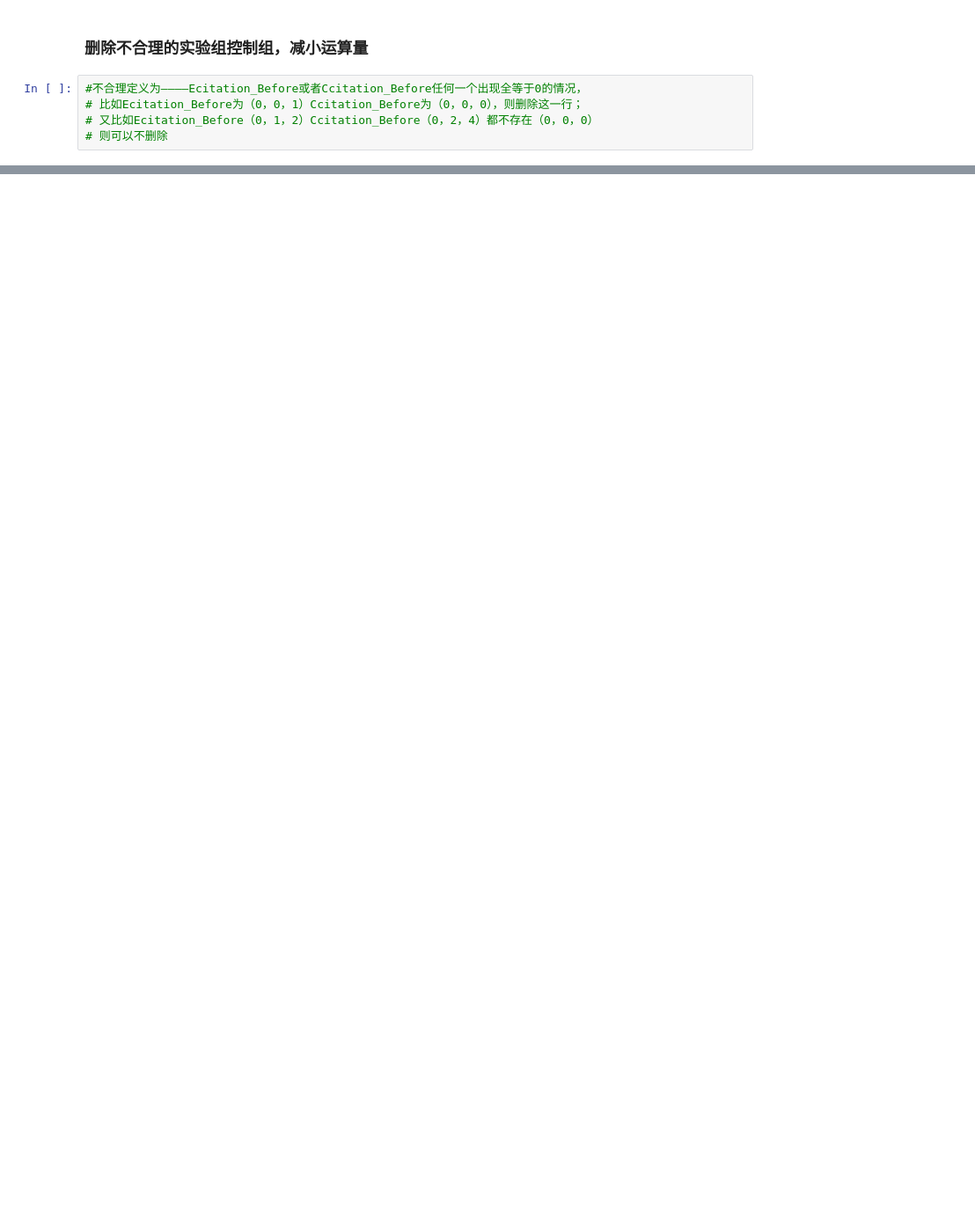
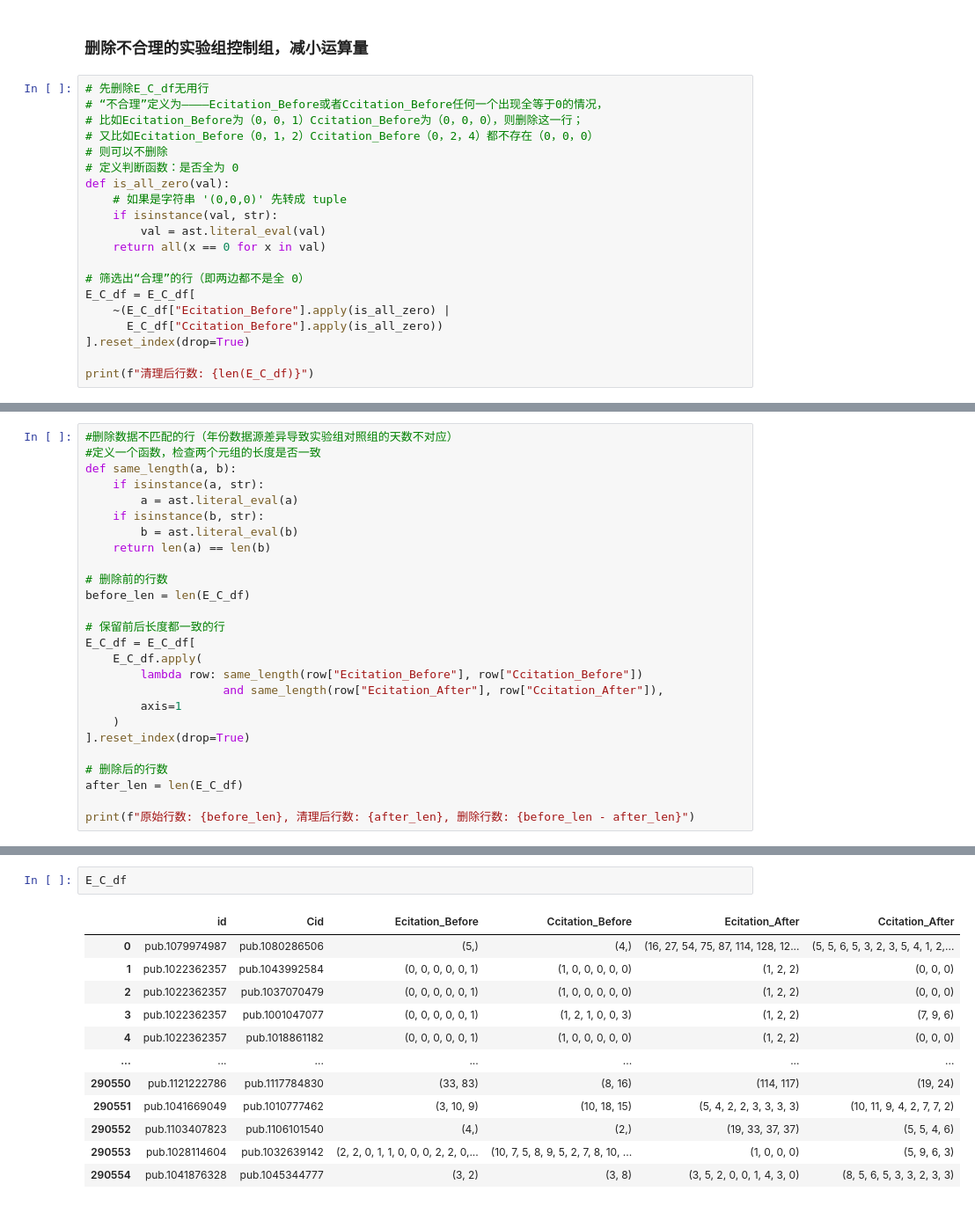
Before and after one commit to moonnotwhite30/notebook-backup, a Jupyter notebook: 2025_09_05.ipynb, the cells around one changed output, grey strips where cells are left out. Shown at 88% size. Cells and saved outputs as stored; diff of their text form; blank space fills up the shorter version.

```diff
--- a/2025_09_05.ipynb
+++ b/2025_09_05.ipynb
@@ -1593,7 +1599,22 @@ from sklearn.decomposition import PCA
 # %% [markdown]
 ### 删除不合理的实验组控制组，减小运算量
 # %%
-#不合理定义为————Ecitation_Before或者Ccitation_Before任何一个出现全等于0的情况，
+# 先删除E_C_df无用行
+# “不合理”定义为————Ecitation_Before或者Ccitation_Before任何一个出现全等于0的情况，
 # 比如Ecitation_Before为（0，0，1）Ccitation_Before为（0，0，0），则删除这一行；
 # 又比如Ecitation_Before（0，1，2）Ccitation_Before（0，2，4）都不存在（0，0，0）
 # 则可以不删除
+# 定义判断函数：是否全为 0
+def is_all_zero(val):
+    # 如果是字符串 '(0,0,0)' 先转成 tuple
+    if isinstance(val, str):
+        val = ast.literal_eval(val)
+    return all(x == 0 for x in val)
+
+# 筛选出“合理”的行（即两边都不是全 0）
+E_C_df = E_C_df[
+    ~(E_C_df["Ecitation_Before"].apply(is_all_zero) |
+      E_C_df["Ccitation_Before"].apply(is_all_zero))
+].reset_index(drop=True)
+
+print(f"清理后行数: {len(E_C_df)}")
@@ -1599,0 +1623,26 @@ from sklearn.decomposition import PCA
+# %%
+#删除数据不匹配的行（年份数据源差异导致实验组对照组的天数不对应）
+#定义一个函数，检查两个元组的长度是否一致
+def same_length(a, b):
+    if isinstance(a, str):
+        a = ast.literal_eval(a)
+    if isinstance(b, str):
+        b = ast.literal_eval(b)
+    return len(a) == len(b)
+
+# 删除前的行数
+before_len = len(E_C_df)
+
+# 保留前后长度都一致的行
+E_C_df = E_C_df[
+    E_C_df.apply(
+        lambda row: same_length(row["Ecitation_Before"], row["Ccitation_Before"])
+                    and same_length(row["Ecitation_After"], row["Ccitation_After"]),
+        axis=1
+    )
+].reset_index(drop=True)
+
+# 删除后的行数
+after_len = len(E_C_df)
+
+print(f"原始行数: {before_len}, 清理后行数: {after_len}, 删除行数: {before_len - after_len}")
@@ -1599,0 +1651,15 @@ from sklearn.decomposition import PCA
+# %%
+E_C_df
+# %% [output]
+|  | id | Cid | Ecitation_Before | Ccitation_Before | Ecitation_After | Ccitation_After |
+| 0 | pub.1079974987 | pub.1080286506 | (5,) | (4,) | (16, 27, 54, 75, 87, 114, 128, 12... | (5, 5, 6, 5, 3, 2, 3, 5, 4, 1, 2,... |
+| 1 | pub.1022362357 | pub.1043992584 | (0, 0, 0, 0, 0, 1) | (1, 0, 0, 0, 0, 0) | (1, 2, 2) | (0, 0, 0) |
+| 2 | pub.1022362357 | pub.1037070479 | (0, 0, 0, 0, 0, 1) | (1, 0, 0, 0, 0, 0) | (1, 2, 2) | (0, 0, 0) |
+| 3 | pub.1022362357 | pub.1001047077 | (0, 0, 0, 0, 0, 1) | (1, 2, 1, 0, 0, 3) | (1, 2, 2) | (7, 9, 6) |
+| 4 | pub.1022362357 | pub.1018861182 | (0, 0, 0, 0, 0, 1) | (1, 0, 0, 0, 0, 0) | (1, 2, 2) | (0, 0, 0) |
+| ... | ... | ... | ... | ... | ... | ... |
+| 290550 | pub.1121222786 | pub.1117784830 | (33, 83) | (8, 16) | (114, 117) | (19, 24) |
+| 290551 | pub.1041669049 | pub.1010777462 | (3, 10, 9) | (10, 18, 15) | (5, 4, 2, 2, 3, 3, 3, 3) | (10, 11, 9, 4, 2, 7, 7, 2) |
+| 290552 | pub.1103407823 | pub.1106101540 | (4,) | (2,) | (19, 33, 37, 37) | (5, 5, 4, 6) |
+| 290553 | pub.1028114604 | pub.1032639142 | (2, 2, 0, 1, 1, 0, 0, 0, 2, 2, 0,... | (10, 7, 5, 8, 9, 5, 2, 7, 8, 10, ... | (1, 0, 0, 0) | (5, 9, 6, 3) |
+| 290554 | pub.1041876328 | pub.1045344777 | (3, 2) | (3, 8) | (3, 5, 2, 0, 0, 1, 4, 3, 0) | (8, 5, 6, 5, 3, 3, 2, 3, 3) |
```
Also changed, not shown: parts of 8 cells of this notebook.
